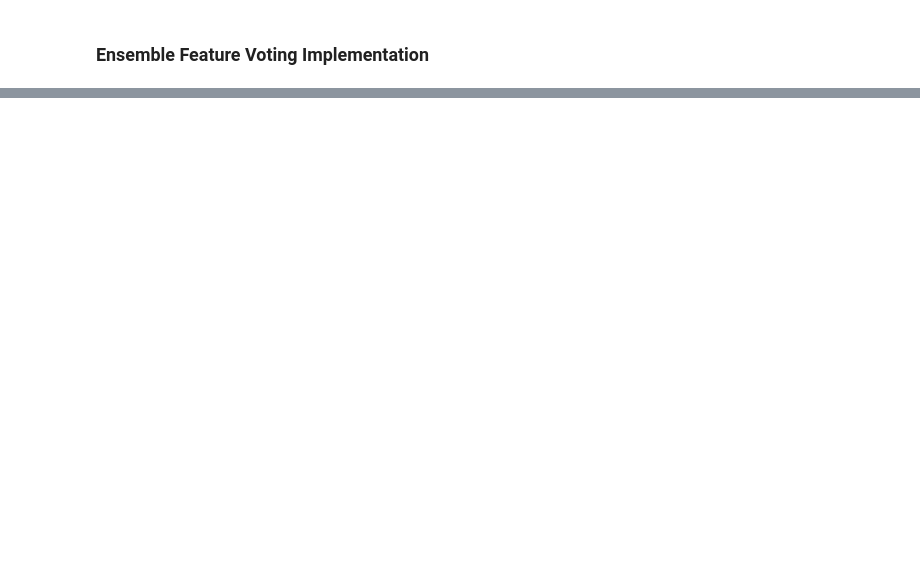
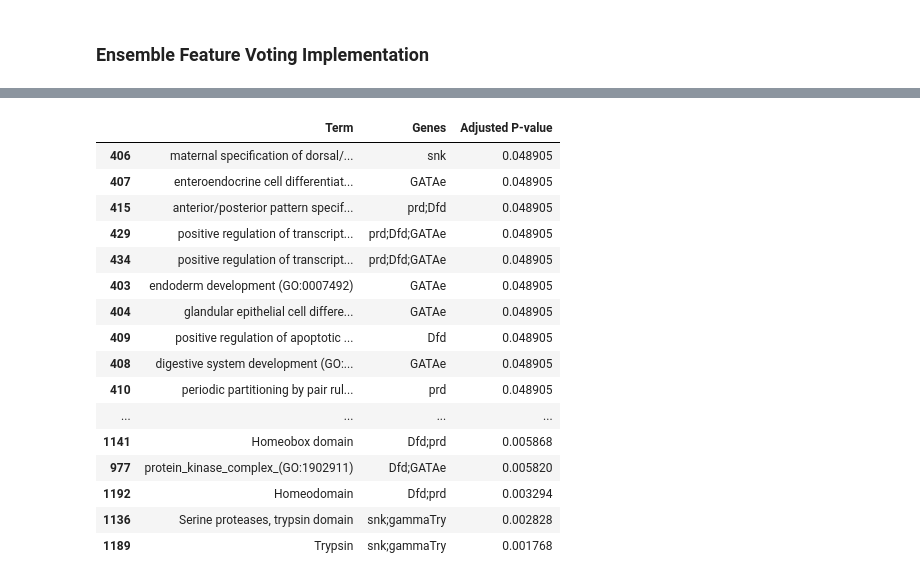
Before and after one commit to rohinsood/osdr-capstone-project, a Jupyter notebook: FeatureVoting.ipynb, the cells around one changed output, grey strips where cells are left out. Saved outputs shown, nothing was run; the diff lists cells and outputs as text; code cells hidden in the pictures; blank space fills up the shorter version.

```diff
--- a/FeatureVoting.ipynb
+++ b/FeatureVoting.ipynb
@@ -45,16 +32,13 @@ repo_df
 # %% [markdown]
 ### RMSE & SHAP Summary Statistics
 # %%
-import pandas as pd
-import ast
-
 # Prepare lists for SHAP values and RMSE
 shap_values_list = []
 rmse_list = []
 
 for index, row in repo_df.iterrows():
     # Convert SHAP values from string to actual dictionary
-    shap_values = ast.literal_eval(row['SHAP Values'])
+    shap_values = ast.literal_eval(row['Sorted Shap Values'])
 
     # Extend the list with the SHAP values
     shap_values_list.extend(shap_values.values())
@@ -144,0 +146,17 @@ df_sorted_features[:20]
+# %%
+# look at the names of the libraries that are available to use for PEA and GSEA
+gene_sets = m.gp.get_library_name(organism="fly")
+
+gene_sets.remove("Allele_Phenotypes_from_FlyBase_2017")
+
+gene_list = df_sorted_features[:20]['Gene'].tolist()
+# %%
+# Perform GO enrichment analysis with FlyBase genes using Enrichr
+enr = m.gp.enrichr(
+    gene_list=gene_list,  # List of FlyBase gene symbols
+    gene_sets=gene_sets,
+    organism='fly',  # Set to 'fly' for Drosophila (FlyBase genes)
+    outdir=None
+)
+
+enr.results[enr.results['Adjusted P-value'] < 0.05][['Term', 'Genes', 'Adjusted P-value']]
@@ -144,0 +177,24 @@ df_sorted_features[:20]
+# %%
+results = enr.results[enr.results['Adjusted P-value'] < 0.05][['Term', 'Genes', 'Adjusted P-value']].sort_values(by=['Adjusted P-value'], ascending=False)
+# %%
+pd.set_option('display.max_rows', None)
+pd.set_option('display.max_colwidth', None)
+results
+# %% [output]
+|  | Term | Genes | Adjusted P-value |
+| 406 | maternal specification of dorsal/... | snk | 0.048905 |
+| 407 | enteroendocrine cell differentiat... | GATAe | 0.048905 |
+| 415 | anterior/posterior pattern specif... | prd;Dfd | 0.048905 |
+| 429 | positive regulation of transcript... | prd;Dfd;GATAe | 0.048905 |
+| 434 | positive regulation of transcript... | prd;Dfd;GATAe | 0.048905 |
+| 403 | endoderm development (GO:0007492) | GATAe | 0.048905 |
+| 404 | glandular epithelial cell differe... | GATAe | 0.048905 |
+| 409 | positive regulation of apoptotic ... | Dfd | 0.048905 |
+| 408 | digestive system development (GO:... | GATAe | 0.048905 |
+| 410 | periodic partitioning by pair rul... | prd | 0.048905 |
+| ... | ... | ... | ... |
+| 1141 | Homeobox domain | Dfd;prd | 0.005868 |
+| 977 | protein_kinase_complex_(GO:1902911) | Dfd;GATAe | 0.005820 |
+| 1192 | Homeodomain | Dfd;prd | 0.003294 |
+| 1136 | Serine proteases, trypsin domain | snk;gammaTry | 0.002828 |
+| 1189 | Trypsin | snk;gammaTry | 0.001768 |
```
Also changed, not shown: parts of 11 cells of this notebook, 6 other files.
